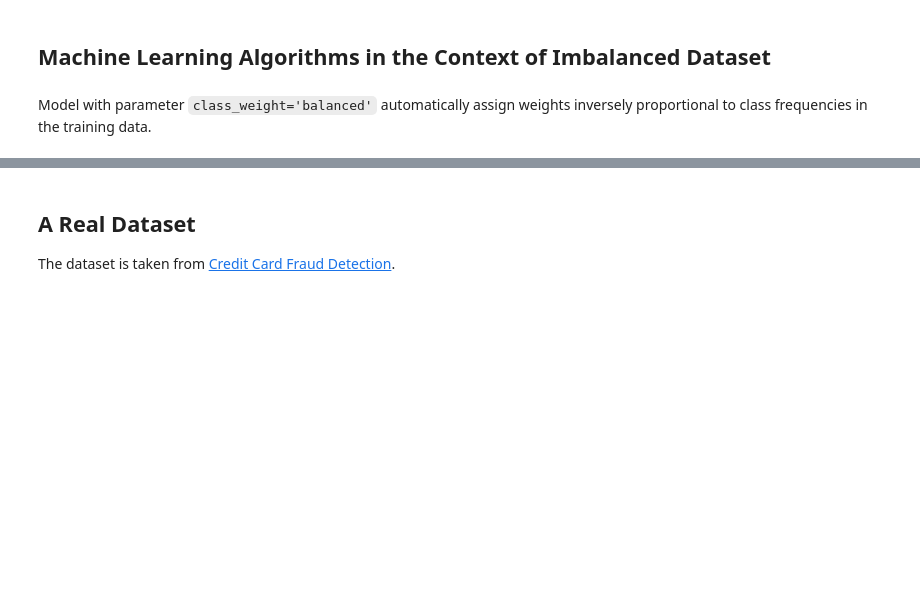
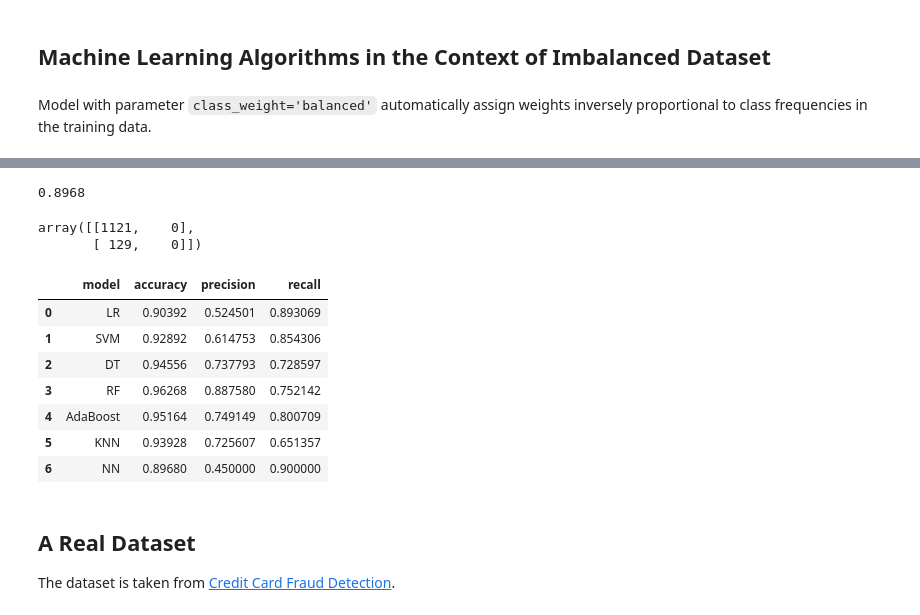
Before and after one commit to kaygun/2024-Spring-388E, a Jupyter notebook: lectures/lecture-11.ipynb, the cells around one changed output, grey strips where cells are left out. Saved outputs shown, nothing was run; the diff lists cells and outputs as text; code cells hidden in the pictures; blank space fills up the shorter version.

```diff
--- a/lectures/lecture-11.ipynb
+++ b/lectures/lecture-11.ipynb
@@ -506,6 +551,36 @@ print(classification_report(y_test.reshape(y_test.shape[0]), y_pred))
     accuracy                           0.90      1250
    macro avg       0.45      0.50      0.47      1250
 weighted avg       0.80      0.90      0.85      1250
+# %%
+1121/(1121+129)
+# %% [output]
+0.8968
+# %%
+confusion_matrix(y_test,y_pred)
+# %% [output]
+array([[1121,    0],
+       [ 129,    0]])
+# %%
+table = [
+    {'model': 'LR', 'accuracy': 0.9039200000000001, 'precision': 0.5245011961875514, 'recall': 0.8930693815987933},
+    {'model': 'SVM', 'accuracy': 0.9289200000000001, 'precision': 0.6147530181399504, 'recall': 0.8543061840120663},
+    {'model': 'DT', 'accuracy': 0.9455600000000001, 'precision': 0.7377931203230931, 'recall': 0.7285972850678735},
+    {'model': 'RF', 'accuracy': 0.96268, 'precision': 0.8875801627400535, 'recall': 0.7521417797888387},
+    {'model': 'AdaBoost', 'accuracy': 0.9516400000000002, 'precision': 0.7491489005196972, 'recall': 0.8007088989441931},
+    {'model': 'KNN', 'accuracy': 0.93928, 'precision': 0.7256072876054183, 'recall': 0.6513574660633484},
+    {'model': 'NN', 'accuracy': 0.8968, 'precision': 0.45, 'recall': 0.90},
+]
+
+pd.DataFrame(table)
+# %% [output]
+|  | model | accuracy | precision | recall |
+| 0 | LR | 0.90392 | 0.524501 | 0.893069 |
+| 1 | SVM | 0.92892 | 0.614753 | 0.854306 |
+| 2 | DT | 0.94556 | 0.737793 | 0.728597 |
+| 3 | RF | 0.96268 | 0.887580 | 0.752142 |
+| 4 | AdaBoost | 0.95164 | 0.749149 | 0.800709 |
+| 5 | KNN | 0.93928 | 0.725607 | 0.651357 |
+| 6 | NN | 0.89680 | 0.450000 | 0.900000 |
 # %% [markdown]
 ## A Real Dataset
 
```
Also changed, not shown: parts of 11 cells of this notebook.
